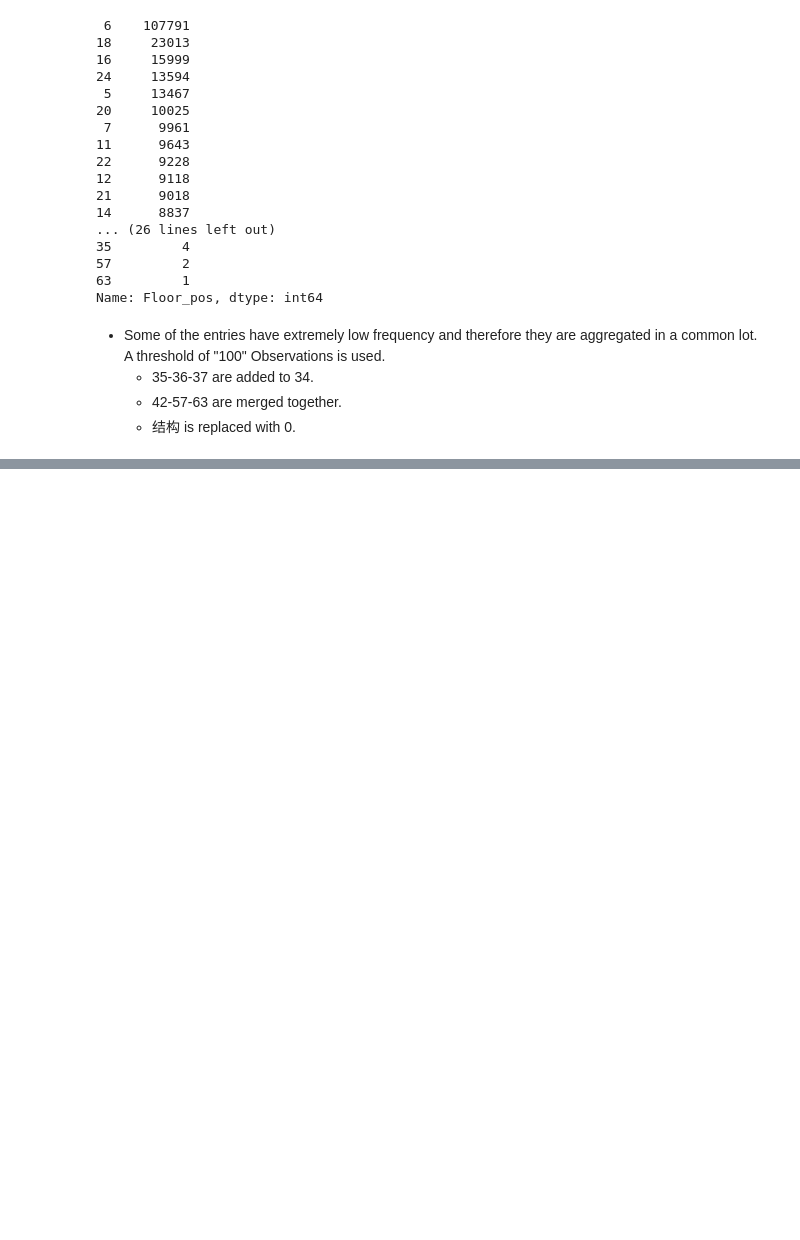
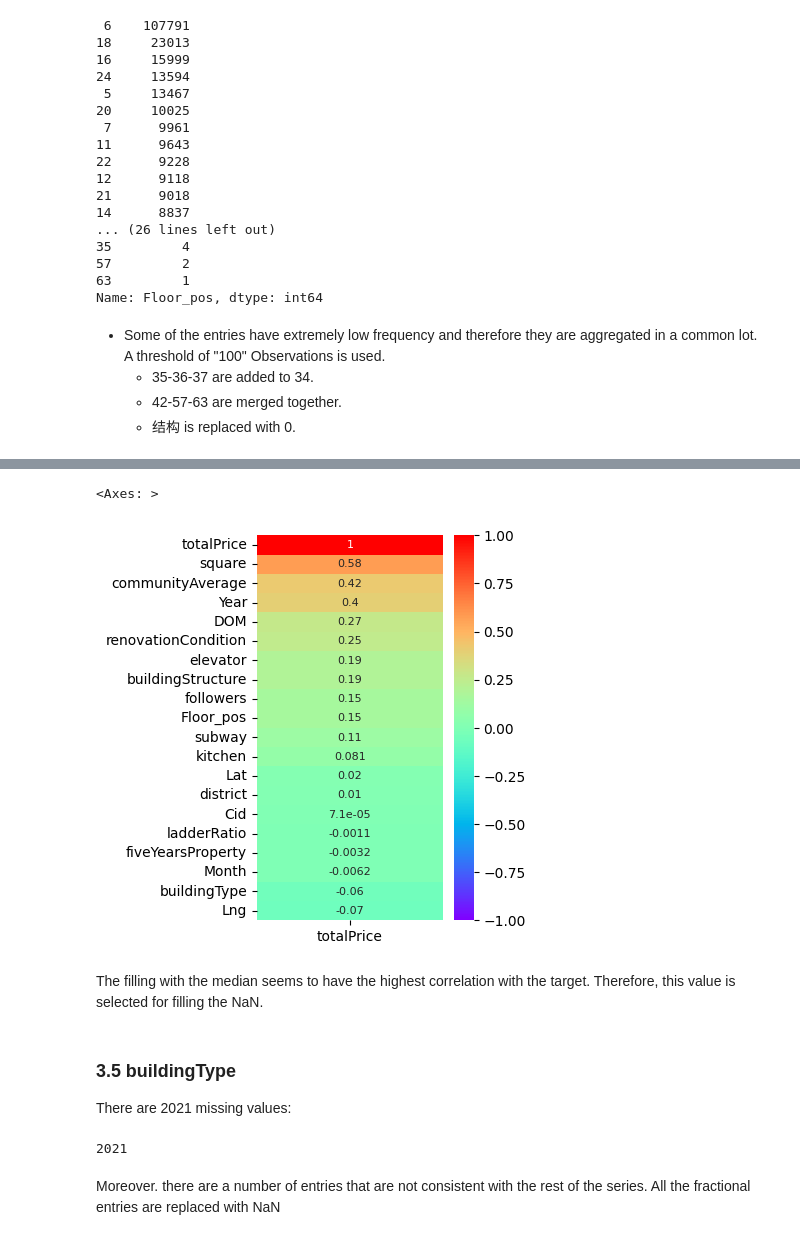
Before and after one commit to fabriziobasso/Time_Series_Files, a Jupyter notebook: Beijing_Housing.ipynb, the cells around one changed output, grey strips where cells are left out. Drawn from its saved outputs; the diff is of its cells as text; code cells hidden in the pictures; blank space fills up the shorter version.

```diff
--- a/Beijing_Housing.ipynb
+++ b/Beijing_Housing.ipynb
@@ -526,0 +605,14 @@ Name: Floor_pos, dtype: int64
+# %%
+df_DOM = df.copy()
+
+df_DOM['follow_type'], b = pd.cut(x=df_DOM['followers'],bins=bins,right=True,retbins=True)
+df_DOM['DOM'].fillna(df_DOM.groupby(['district', 'Year', 'follow_type'])['DOM'].transform('median'), inplace=True)
+# %%
+top_features = df_DOM.corr()[['totalPrice']].sort_values(by=['totalPrice'],ascending=False)
+plt.figure(figsize=(3,5))
+sns.heatmap(top_features,cmap='rainbow',annot=True,annot_kws={"size": 8},vmin=-1)
+# %% [output]
+<Axes: >
+[figure, added]
+# %% [markdown]
+The filling with the median seems to have the highest correlation with the target. Therefore, this value is selected for filling the NaN.
@@ -526,0 +622,10 @@ Name: Floor_pos, dtype: int64
+# %% [markdown]
+### 3.5 buildingType
+
+There are 2021 missing values:
+# %%
+df.buildingType.isna().sum()
+# %% [output]
+2021
+# %% [markdown]
+Moreover. there are a number of entries that are not consistent with the rest of the series. All the fractional entries are replaced with NaN
```
Also changed, not shown: parts of 27 cells of this notebook.
